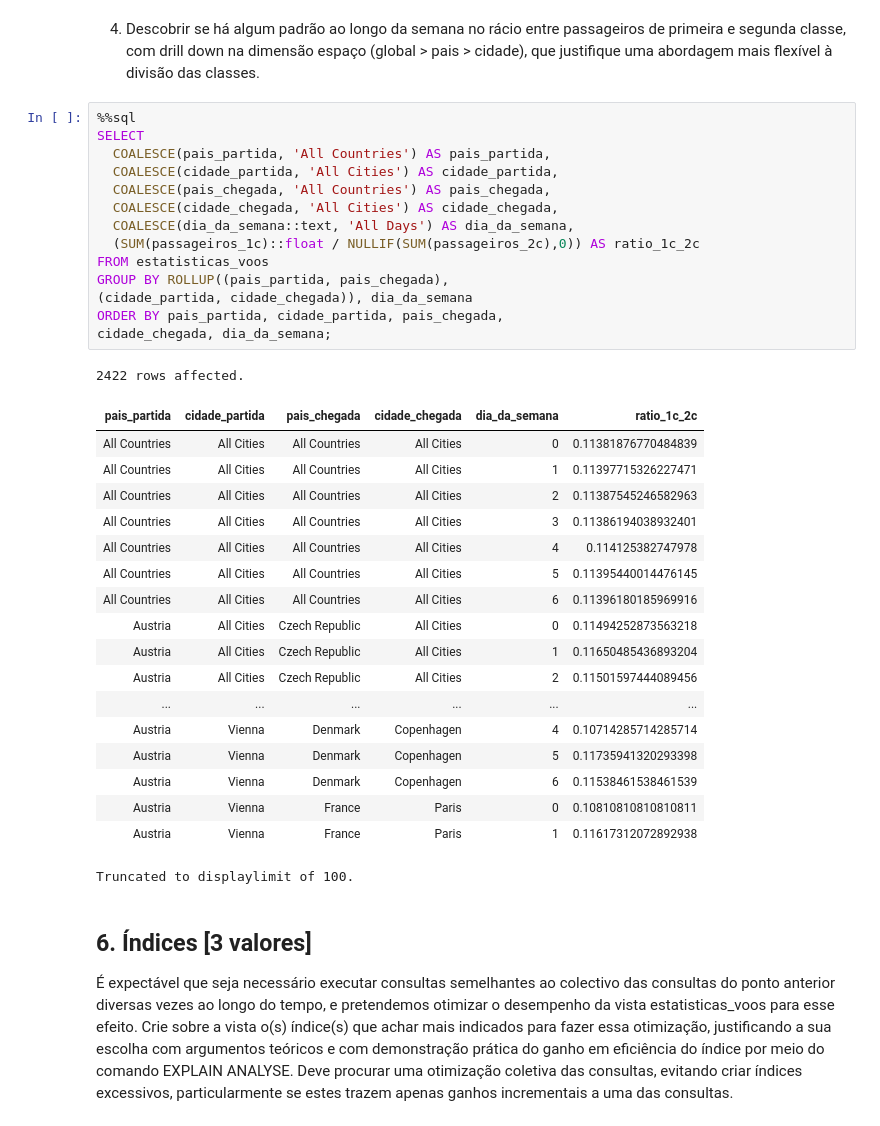
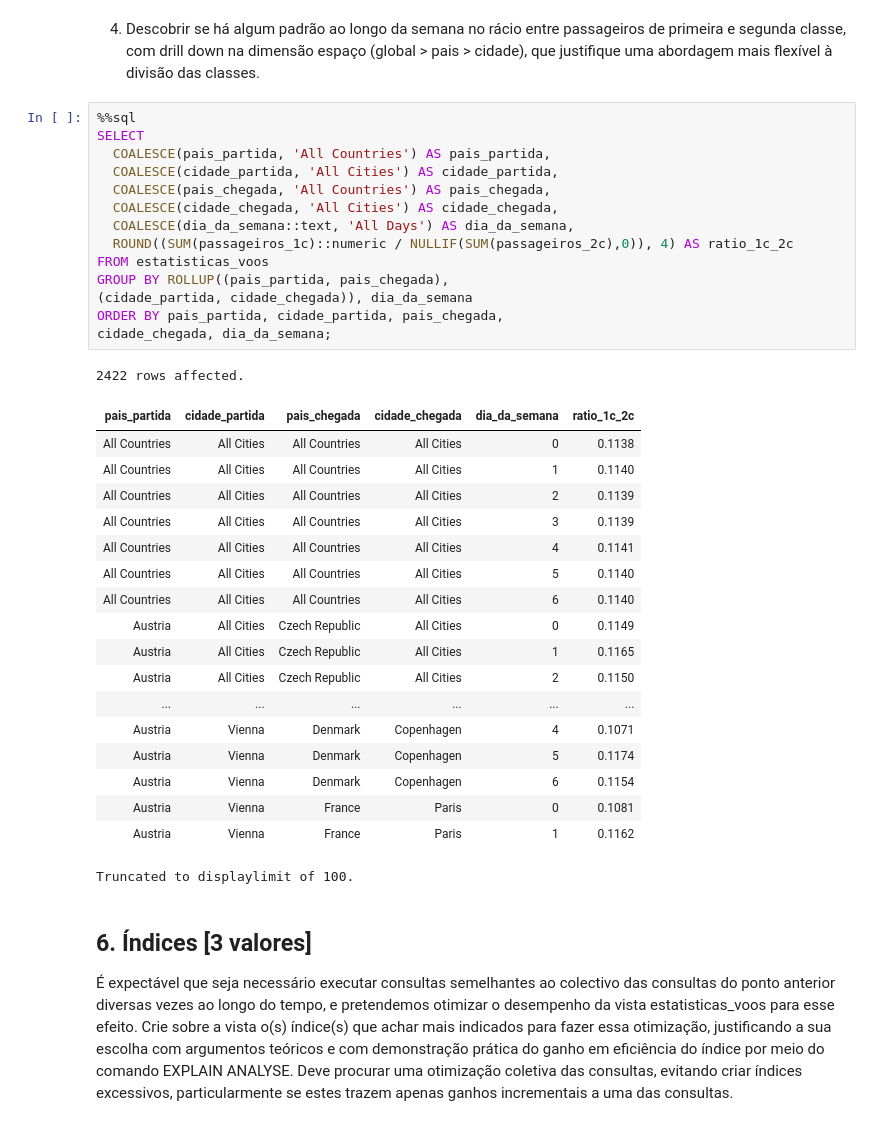
Before and after one commit to inesiscosta/aviation-db, a Jupyter notebook: bdist-workspace/data/E2-report.ipynb, the cells around one changed output. Drawn from its saved outputs; the diff is of its cells as text.

```diff
--- a/bdist-workspace/data/E2-report.ipynb
+++ b/bdist-workspace/data/E2-report.ipynb
@@ -366,36 +368,36 @@ Truncated to displaylimit of 100.
 # %%
 %%sql
 SELECT
   COALESCE(pais_partida, 'All Countries') AS pais_partida,
   COALESCE(cidade_partida, 'All Cities') AS cidade_partida,
   COALESCE(pais_chegada, 'All Countries') AS pais_chegada,
   COALESCE(cidade_chegada, 'All Cities') AS cidade_chegada,
   COALESCE(dia_da_semana::text, 'All Days') AS dia_da_semana,
-  (SUM(passageiros_1c)::float / NULLIF(SUM(passageiros_2c),0)) AS ratio_1c_2c
+  ROUND((SUM(passageiros_1c)::numeric / NULLIF(SUM(passageiros_2c),0)), 4) AS ratio_1c_2c
 FROM estatisticas_voos
 GROUP BY ROLLUP((pais_partida, pais_chegada),
 (cidade_partida, cidade_chegada)), dia_da_semana
 ORDER BY pais_partida, cidade_partida, pais_chegada,
 cidade_chegada, dia_da_semana;
 # %% [output]
 2422 rows affected.
 | pais_partida | cidade_partida | pais_chegada | cidade_chegada | dia_da_semana | ratio_1c_2c |
-| All Countries | All Cities | All Countries | All Cities | 0 | 0.11381876770484839 |
-| All Countries | All Cities | All Countries | All Cities | 1 | 0.11397715326227471 |
-| All Countries | All Cities | All Countries | All Cities | 2 | 0.11387545246582963 |
-| All Countries | All Cities | All Countries | All Cities | 3 | 0.11386194038932401 |
-| All Countries | All Cities | All Countries | All Cities | 4 | 0.114125382747978 |
-| All Countries | All Cities | All Countries | All Cities | 5 | 0.11395440014476145 |
-| All Countries | All Cities | All Countries | All Cities | 6 | 0.11396180185969916 |
-| Austria | All Cities | Czech Republic | All Cities | 0 | 0.11494252873563218 |
-| Austria | All Cities | Czech Republic | All Cities | 1 | 0.11650485436893204 |
-| Austria | All Cities | Czech Republic | All Cities | 2 | 0.11501597444089456 |
+| All Countries | All Cities | All Countries | All Cities | 0 | 0.1138 |
+| All Countries | All Cities | All Countries | All Cities | 1 | 0.1140 |
+| All Countries | All Cities | All Countries | All Cities | 2 | 0.1139 |
+| All Countries | All Cities | All Countries | All Cities | 3 | 0.1139 |
+| All Countries | All Cities | All Countries | All Cities | 4 | 0.1141 |
+| All Countries | All Cities | All Countries | All Cities | 5 | 0.1140 |
+| All Countries | All Cities | All Countries | All Cities | 6 | 0.1140 |
+| Austria | All Cities | Czech Republic | All Cities | 0 | 0.1149 |
+| Austria | All Cities | Czech Republic | All Cities | 1 | 0.1165 |
+| Austria | All Cities | Czech Republic | All Cities | 2 | 0.1150 |
 | ... | ... | ... | ... | ... | ... |
-| Austria | Vienna | Denmark | Copenhagen | 4 | 0.10714285714285714 |
-| Austria | Vienna | Denmark | Copenhagen | 5 | 0.11735941320293398 |
-| Austria | Vienna | Denmark | Copenhagen | 6 | 0.11538461538461539 |
-| Austria | Vienna | France | Paris | 0 | 0.10810810810810811 |
-| Austria | Vienna | France | Paris | 1 | 0.11617312072892938 |
+| Austria | Vienna | Denmark | Copenhagen | 4 | 0.1071 |
+| Austria | Vienna | Denmark | Copenhagen | 5 | 0.1174 |
+| Austria | Vienna | Denmark | Copenhagen | 6 | 0.1154 |
+| Austria | Vienna | France | Paris | 0 | 0.1081 |
+| Austria | Vienna | France | Paris | 1 | 0.1162 |
 Truncated to displaylimit of 100.
 # %% [markdown]
 ## 6. Índices [3 valores]
```
Also changed, not shown: parts of 3 cells of this notebook, 1 other file.
